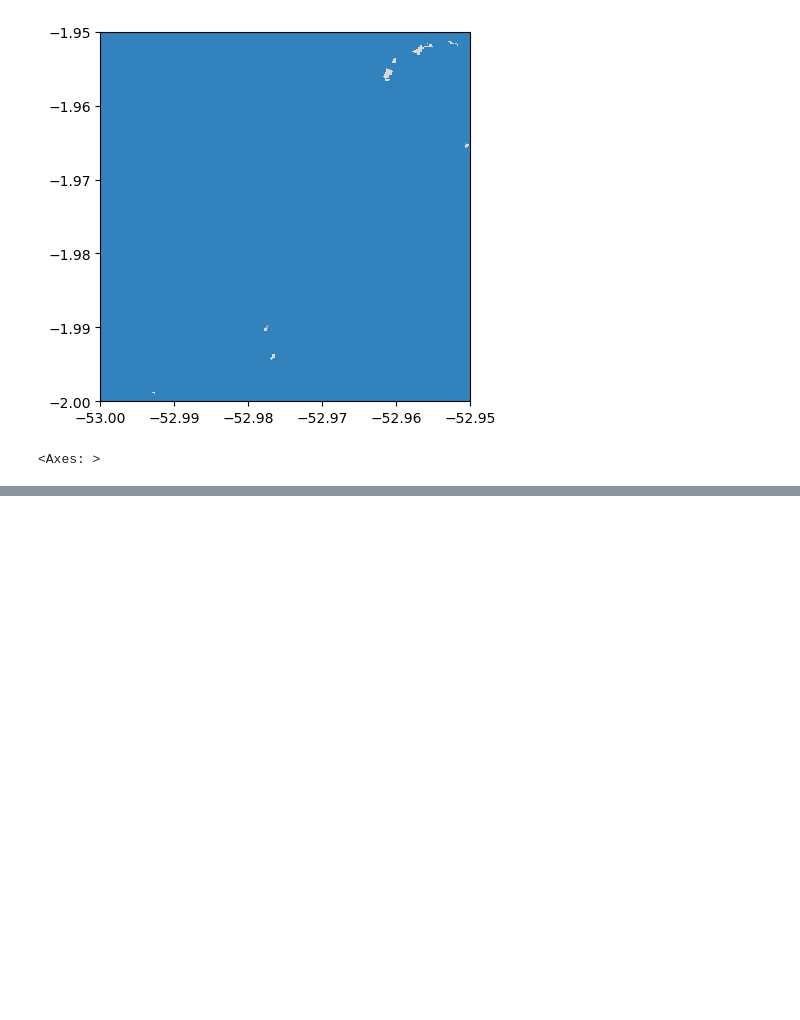
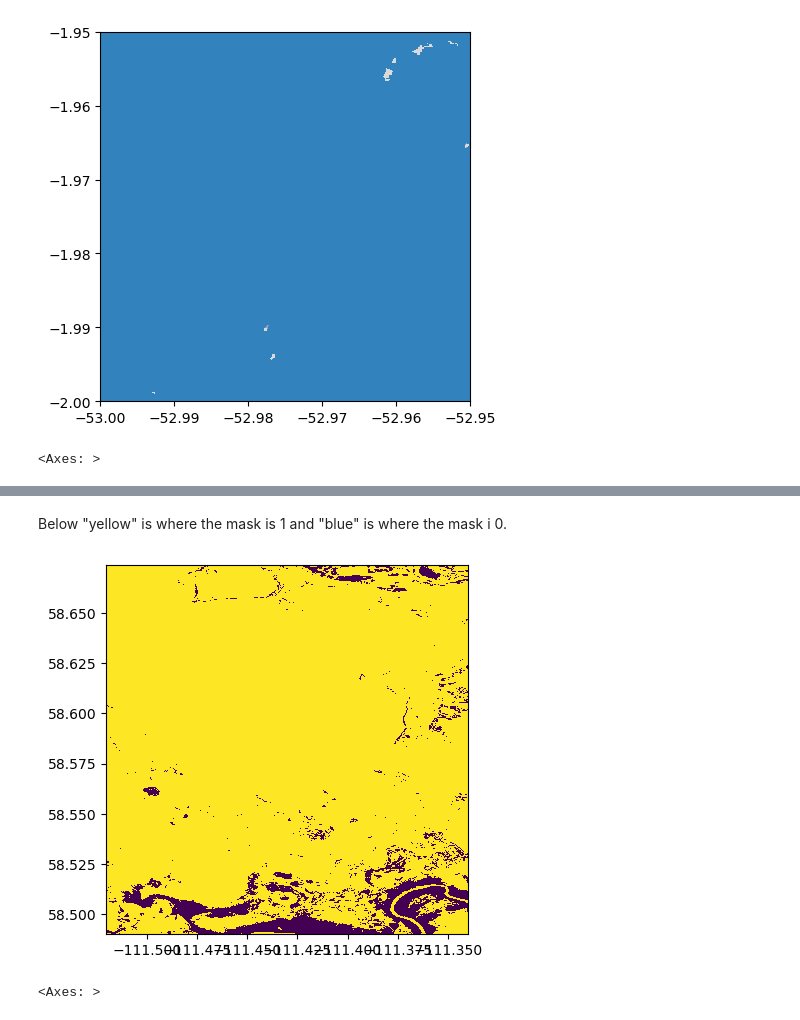
Before and after one commit to OPERA-Cal-Val/tile-mate, a Jupyter notebook: notebooks/Basic_Demo.ipynb, the cells around one changed output, grey strips where cells are left out. Drawn from its saved outputs; the diff is of its cells as text; code cells hidden in the pictures; blank space fills up the shorter version.

```diff
--- a/notebooks/Basic_Demo.ipynb
+++ b/notebooks/Basic_Demo.ipynb
@@ -286,0 +342,2 @@ show(X_radd,
+# %%
+wtlnd_mask = ((X_glad_lc >= 100) & (X_glad_lc <= 211)) | (X_glad_lc == 254)
@@ -286,0 +352,10 @@ show(X_radd,
+# %% [markdown]
+Below "yellow" is where the mask is 1 and "blue" is where the mask i 0.
+# %%
+show(wtlnd_mask,
+     transform=p_glad_lc['transform'],
+     interpolation='none',
+     cmap='viridis')
+# %% [output]
+[figure, added]
+<Axes: >
```
Also changed, not shown: parts of 11 cells of this notebook, 5 other files.
